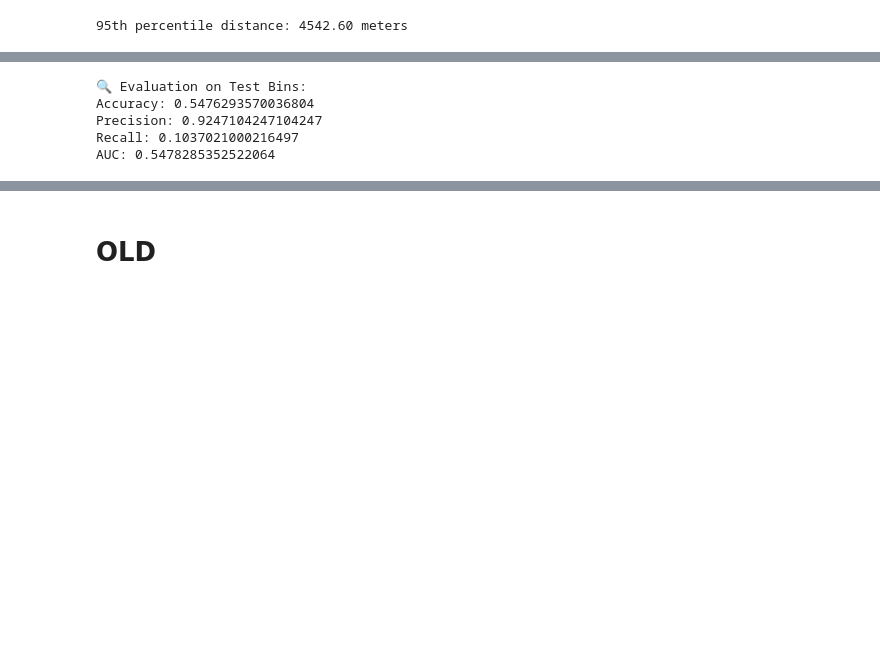
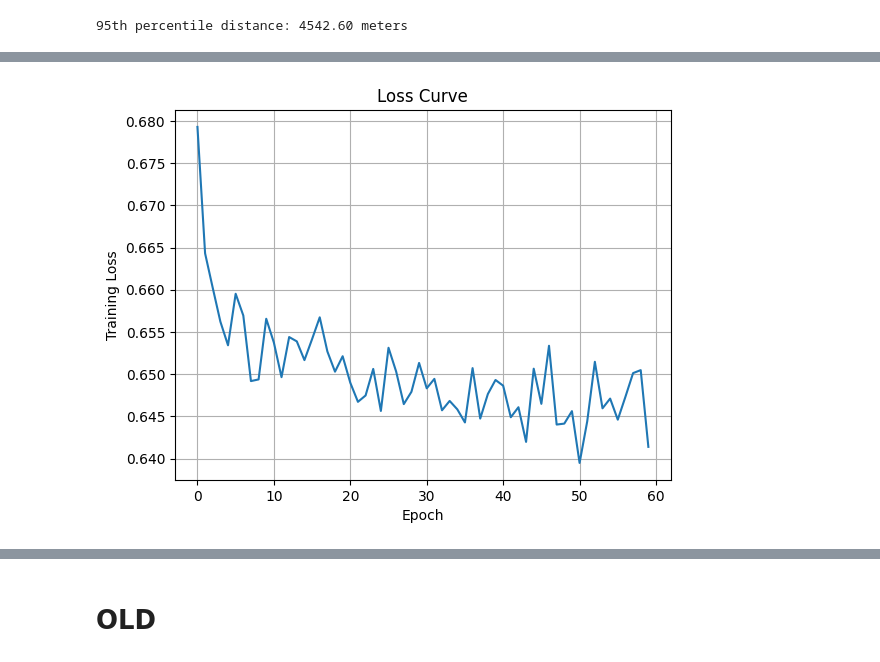
Before and after one commit to michelegiampaolo/mobility-seoul, a Jupyter notebook: Data/graph.ipynb, the cells around one changed output, grey strips where cells are left out. Saved outputs shown, nothing was run; the diff lists cells and outputs as text; code cells hidden in the pictures; blank space fills up the shorter version.

```diff
--- a/Data/graph.ipynb
+++ b/Data/graph.ipynb
@@ -346,6 +386,8 @@ def generate_stratified_split(all_bins, train_ratio=0.8, stride=3):
     return train_bins[:cutoff], test_bins
 # %%
 from torch.optim import Adam
+from torch.optim.lr_scheduler import ReduceLROnPlateau
+
 
 # --- Setup ---
 window_size = 5
@@ -364,19 +406,13 @@ train_bins, test_bins = generate_stratified_split(all_bins)
 
 model = MovementLinkPredictor(
     in_channels=features[0].shape[1],   # 4 (node features)
-    out_channels=embedding_dim,         # 64
-    edge_feat_dim=edge_feat_dim         # 4 (hour, weekday, participant, speed)
+    out_channels=embedding_dim         # 64
+    #edge_feat_dim=edge_feat_dim         # 4 (hour, weekday, participant, speed)
 )
-
-# model = MovementLinkPredictor(
-#     in_channels=features[0].shape[1],
-#     out_channels=embedding_dim,
-#     num_nodes=num_nodes,
-#     edge_feat_dim=edge_feat_dim
-# )
 
 
 optimizer = Adam(model.parameters(), lr=learning_rate)
+scheduler = ReduceLROnPlateau(optimizer, mode='min', factor=0.5, patience=10, threshold=0.0001, verbose=True)
 # %%
 # setting a random seed for reproducibility
 # (this will make sure that the results are the same every time the code is run even for random values)
@@ -501,2 +564,12 @@ Total training time: 1691.97 seconds
+# %%
+import matplotlib.pyplot as plt
+plt.plot(losses)
+plt.xlabel("Epoch")
+plt.ylabel("Training Loss")
+plt.title("Loss Curve")
+plt.grid()
+plt.show()
+# %% [output]
+[figure, added]
 # %%
 from sklearn.metrics import accuracy_score, precision_score, recall_score, roc_auc_score
@@ -536,11 +636,3 @@ def evaluate(model, features, edge_indices, targets, edge_features, test_bins, n
     print("Precision:", precision_score(y_true, y_pred_binary, zero_division=0))
     print("Recall:", recall_score(y_true, y_pred_binary, zero_division=0))
     print("AUC:", roc_auc_score(y_true, y_pred))
-# %%
-evaluate(model, features, edge_indices, targets, edge_features, test_bins, num_nodes)
-# %% [output]
-🔍 Evaluation on Test Bins:
-Accuracy: 0.5476293570036804
-Precision: 0.9247104247104247
-Recall: 0.1037021000216497
-AUC: 0.5478285352522064
```
Also changed, not shown: parts of 9 cells of this notebook.
